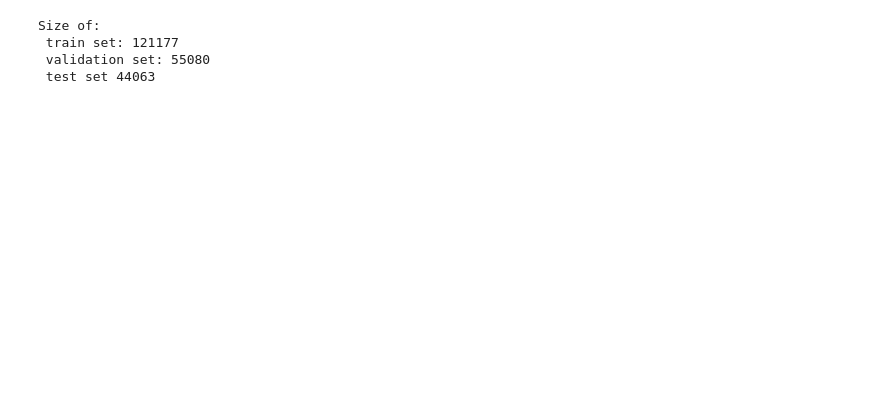
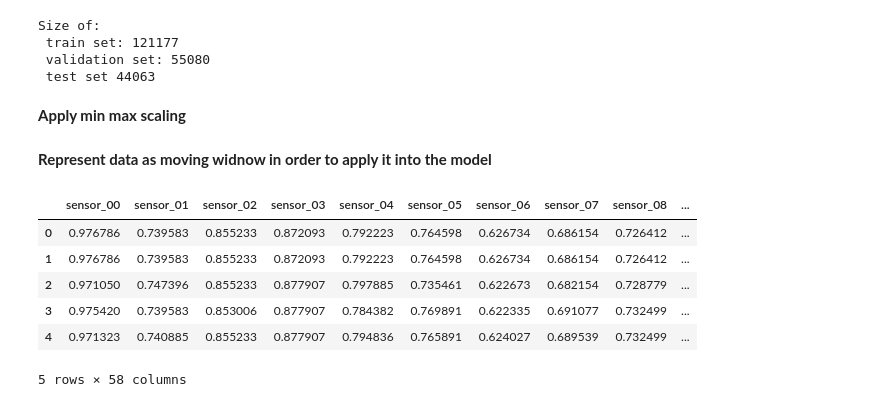
Before and after one commit to Sypek/pump_sensor_predictive_maintenance, a Jupyter notebook: sensor_pump_1.ipynb, the cells around one changed output. Saved outputs shown, nothing was run; the diff lists cells and outputs as text; code cells hidden in the pictures; blank space fills up the shorter version.

Commit message:
Prepare train and test array. Prepare LSTM model to fit.

```diff
--- a/sensor_pump_1.ipynb
+++ b/sensor_pump_1.ipynb
@@ -320,2 +268,8 @@ plt.show()
+# %%
+#drop some unnecessary columns
+try:
+    sensors_df_akima.drop(['timestamp'], axis=1, inplace=True)
+except KeyError as e:
+    print("Column does not exist:  ", str(e))
 # %% [markdown]
 We divide data into three sets: train(55%), validation(25%) and test(20%)
@@ -344,3 +288,26 @@ Size of:
  train set: 121177
  validation set: 55080
  test set 44063
+# %% [markdown]
+**Apply min max scaling**
+# %%
+from sklearn.preprocessing import MinMaxScaler
+min_max = MinMaxScaler()
+# %%
+col_names = sensors_df_akima.columns.tolist()
+# %%
+df_train_norm = pd.DataFrame(min_max.fit_transform(df_train), columns=col_names, index=df_train.index)
+df_validation_norm = pd.DataFrame(min_max.fit_transform(df_validation), columns=col_names, index=df_validation.index)
+df_test_norm = pd.DataFrame(min_max.fit_transform(df_test), columns=col_names, index=df_test.index)
+# %% [markdown]
+**Represent data as moving widnow in order to apply it into the model**
+# %%
+df_train_norm.head()
+# %% [output]
+|  | sensor_00 | sensor_01 | sensor_02 | sensor_03 | sensor_04 | sensor_05 | sensor_06 | sensor_07 | sensor_08 | ... |
+| 0 | 0.976786 | 0.739583 | 0.855233 | 0.872093 | 0.792223 | 0.764598 | 0.626734 | 0.686154 | 0.726412 | ... |
+| 1 | 0.976786 | 0.739583 | 0.855233 | 0.872093 | 0.792223 | 0.764598 | 0.626734 | 0.686154 | 0.726412 | ... |
+| 2 | 0.971050 | 0.747396 | 0.855233 | 0.877907 | 0.797885 | 0.735461 | 0.622673 | 0.682154 | 0.728779 | ... |
+| 3 | 0.975420 | 0.739583 | 0.853006 | 0.877907 | 0.784382 | 0.769891 | 0.622335 | 0.691077 | 0.732499 | ... |
+| 4 | 0.971323 | 0.740885 | 0.855233 | 0.877907 | 0.794836 | 0.765891 | 0.624027 | 0.689539 | 0.732499 | ... |
+5 rows × 58 columns
```
Also changed, not shown: parts of 40 cells of this notebook.
